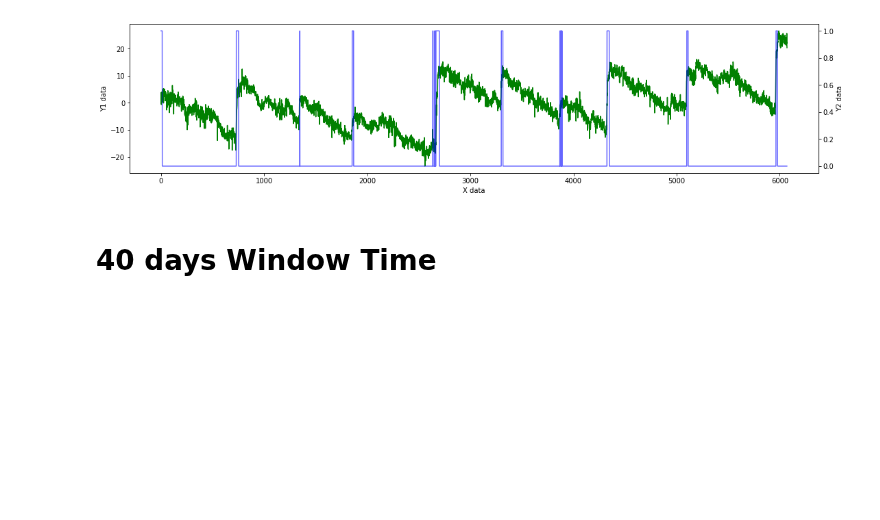
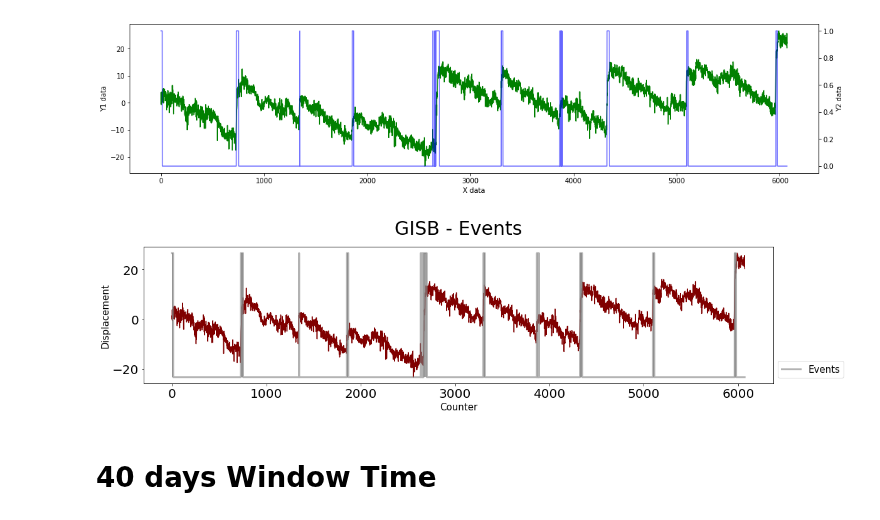
Before and after one commit to francovm/SSE, a Jupyter notebook: notebooks/09-Test-LSTM-Vanilla.ipynb, the cells around one changed output. Saved outputs shown, nothing was run; the diff lists cells and outputs as text; code cells hidden in the pictures; blank space fills up the shorter version.

```diff
--- a/notebooks/09-Test-LSTM-Vanilla.ipynb
+++ b/notebooks/09-Test-LSTM-Vanilla.ipynb
@@ -133,7 +138,7 @@ print(X_gisb.shape,y_gisb.shape)
 # plt.show()
 # %%
 # load model
-model = load_model("/home/francovm/Projects/SSE/models/Vanilla/Binary_clasifier_LSTM_SSE_20days.h5")
+model_20 = load_model("/home/francovm/Projects/SSE/models/Vanilla/Binary_clasifier_LSTM_SSE_20days.h5")
 # summarize model.
-model.summary()
+model_20.summary()
 # %% [output]
@@ -157,0 +162,9 @@ y_pred = model.predict_classes(X_gisb)
+# %%
+y_pred_20 = model_20.predict_classes(X_gisb_20)
+
+# predict crisp classes for test set
+yhat_prob_20 = model_20.predict_proba(X_gisb_20, verbose=0)
+
+# evaluate the model
+scores_20 = model_20.evaluate(X_gisb_20,y_gisb_20)
+print((scores_20[1]*100))
@@ -158,6 +174,6 @@ y_pred = model.predict_classes(X_gisb)
 # %%
-df_xarray = df['x'].iloc[20:]
+df_xarray_20 = df['x'].iloc[20:]
 # %%
-df_result = pd.DataFrame(data=[df_xarray.values,y_pred]).T
-df_result.columns = ['x','Events']
+df_result_20 = pd.DataFrame(data=[df_xarray_20.values,y_pred_20]).T
+df_result_20.columns = ['x','Events']
 # %%
@@ -225,6 +242,49 @@ ax2.set_ylabel('Y2 data')
 plt.show()
 # %% [output]
 [figure]
+# %%
+fig, ax1 = plt.subplots()
+
+ax2 = ax1.twinx()
+ax1.plot( df_result_20['x'], '-',color='maroon')
+ax2.plot( df_result_20['Events'], '-',color='gray',alpha=0.6,linewidth=3)
+
+
+# ax2.legend(['Events'], loc=0,fontsize=15)
+ax2.legend(loc='upper left', bbox_to_anchor=(1, 0.2),fontsize=15)
+
+ax1.set_xlabel('Counter',fontsize=15)
+ax1.set_ylabel('Displacement',fontsize=15)
+
+###########################################################################
+# Get current size
+fig_size = plt.rcParams["figure.figsize"]
+
+# Set figure width to 18 and height to 4
+fig_size[0] = 18
+fig_size[1] = 4
+plt.rcParams["figure.figsize"] = fig_size
+
+ax2.fill_between(df_result_20.index, 0, 1, where=df_result_20['Events'] > 0.5,
+                facecolor='gray', alpha=0.7
+                )
+###################################################################################
+
+ax1.tick_params(axis = 'both', which = 'major', labelsize = 20)
+ax2.tick_params(axis = 'y', which = 'major', labelsize = 20)
+
+
+plt.yticks([])
+
+for axis in ['top','bottom','left','right']:
+    ax.spines[axis].set_linewidth(3)
+
+plt.title('GISB - Events',fontsize=30, ha="center",pad=20)
+
+
+plt.show()
+# %% [output]
+[figure, added]
 # %% [markdown]
 # 40 days Window Time
 # %%
```
Also changed, not shown: parts of 38 cells of this notebook, 11 other files.
